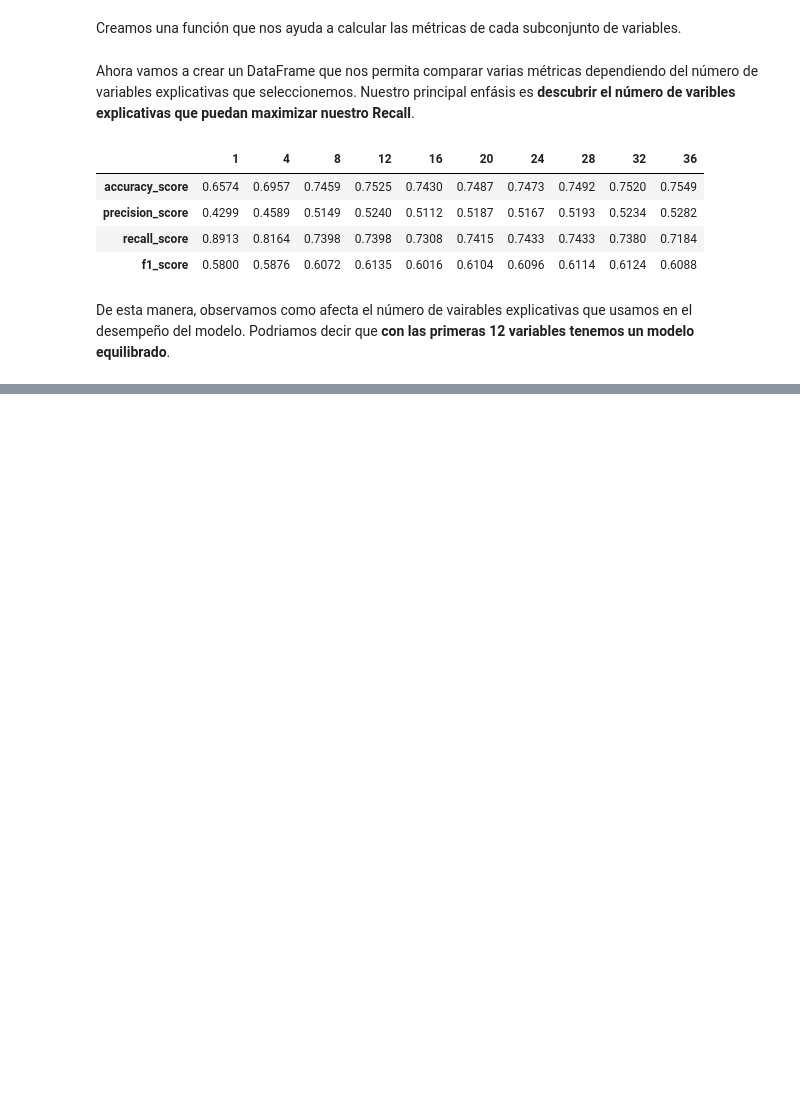
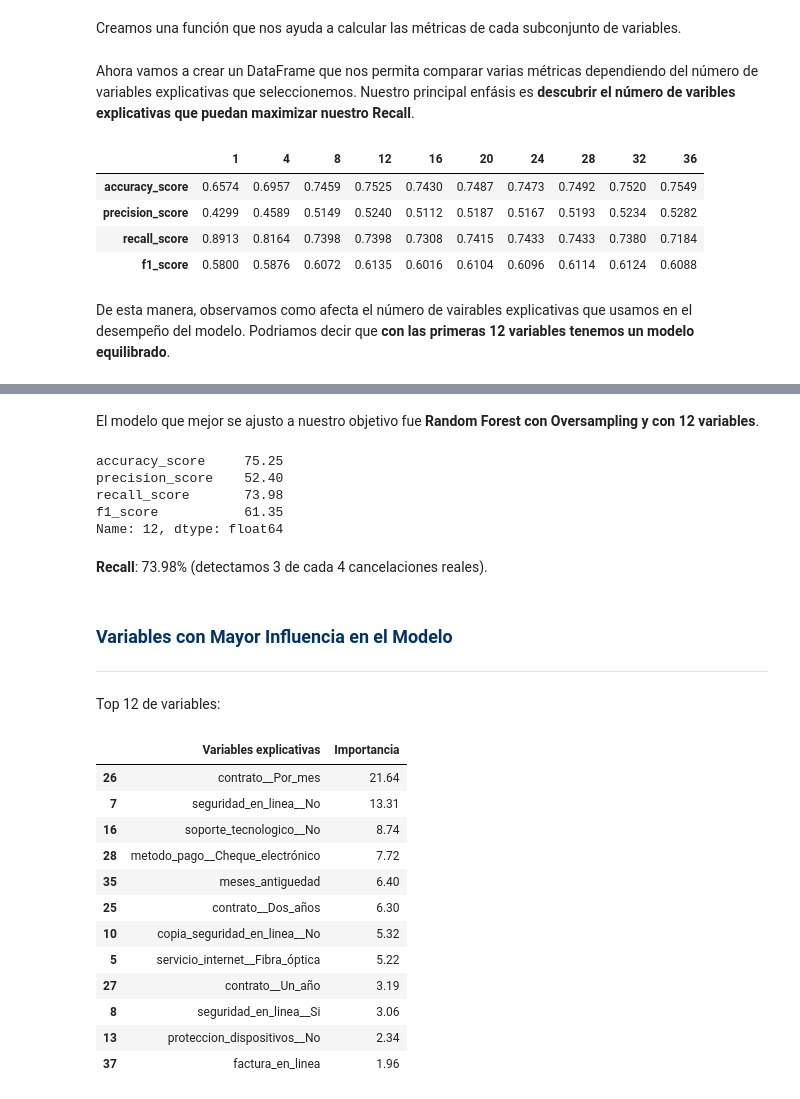
Before and after one commit to carloslozano-rg/challenge-telecom-x-parte-2-modelo-predictivo, a Jupyter notebook: Telecom_X_Modelo_Predictivo.ipynb, the cells around one changed output, grey strips where cells are left out. Cells and saved outputs as stored; diff of their text form; code cells hidden in the pictures; blank space fills up the shorter version.

```diff
--- a/Telecom_X_Modelo_Predictivo.ipynb
+++ b/Telecom_X_Modelo_Predictivo.ipynb
@@ -922,0 +974,33 @@ De esta manera, observamos como afecta el número de vairables explicativas que
+# %% [markdown]
+El modelo que mejor se ajusto a nuestro objetivo fue **Random Forest con Oversampling y con 12 variables**.
+# %%
+evaluacion_subconjuntos[12]*100
+# %% [output]
+accuracy_score     75.25
+precision_score    52.40
+recall_score       73.98
+f1_score           61.35
+Name: 12, dtype: float64
+# %% [markdown]
+**Recall**: 73.98% (detectamos 3 de cada 4 cancelaciones reales).
+# %% [markdown]
+### <font color='#003366'>Variables con Mayor Influencia en el Modelo</font>
+---
+# %% [markdown]
+Top 12 de variables:
+# %%
+importancia_variables_df.iloc[:12]
+# %% [output]
+|  | Variables explicativas | Importancia |
+| 26 | contrato__Por_mes | 21.64 |
+| 7 | seguridad_en_linea__No | 13.31 |
+| 16 | soporte_tecnologico__No | 8.74 |
+| 28 | metodo_pago__Cheque_electrónico | 7.72 |
+| 35 | meses_antiguedad | 6.40 |
+| 25 | contrato__Dos_años | 6.30 |
+| 10 | copia_seguridad_en_linea__No | 5.32 |
+| 5 | servicio_internet__Fibra_óptica | 5.22 |
+| 27 | contrato__Un_año | 3.19 |
+| 8 | seguridad_en_linea__Si | 3.06 |
+| 13 | proteccion_dispositivos__No | 2.34 |
+| 37 | factura_en_linea | 1.96 |
```
Also changed, not shown: parts of 21 cells of this notebook, 1 other file.
